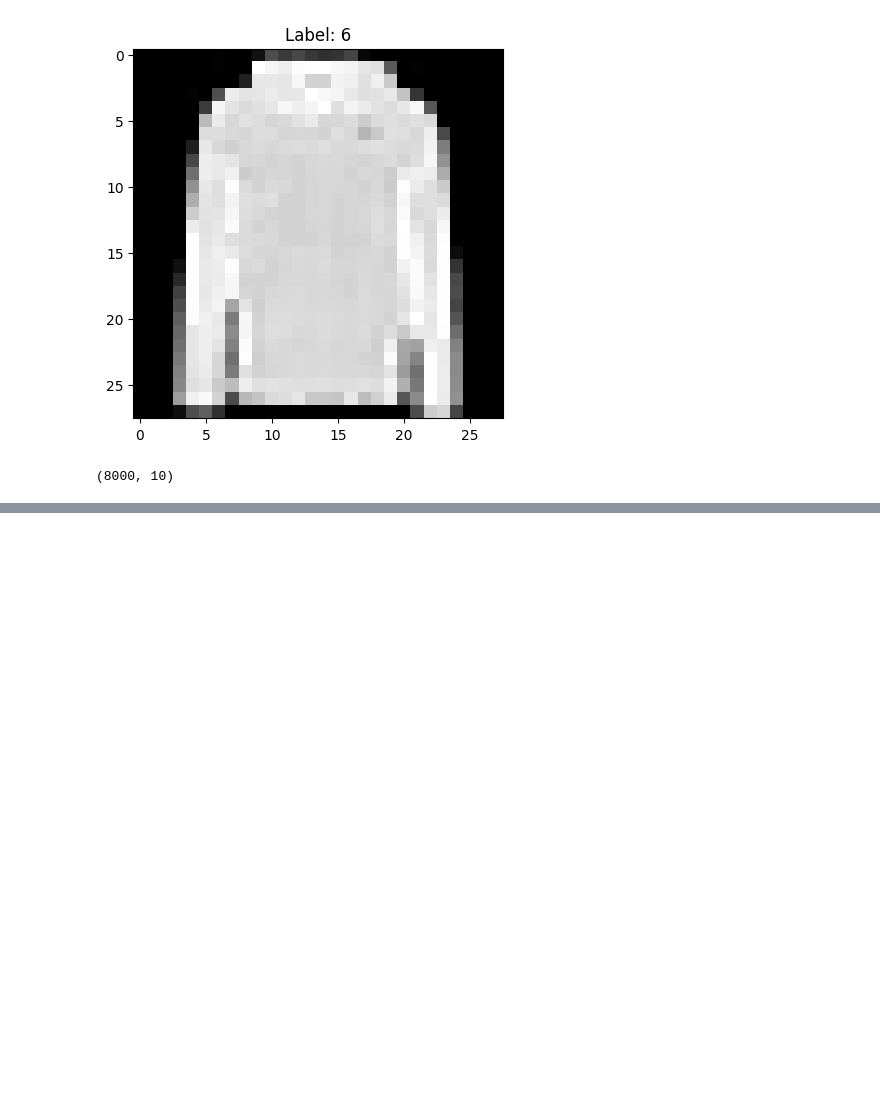
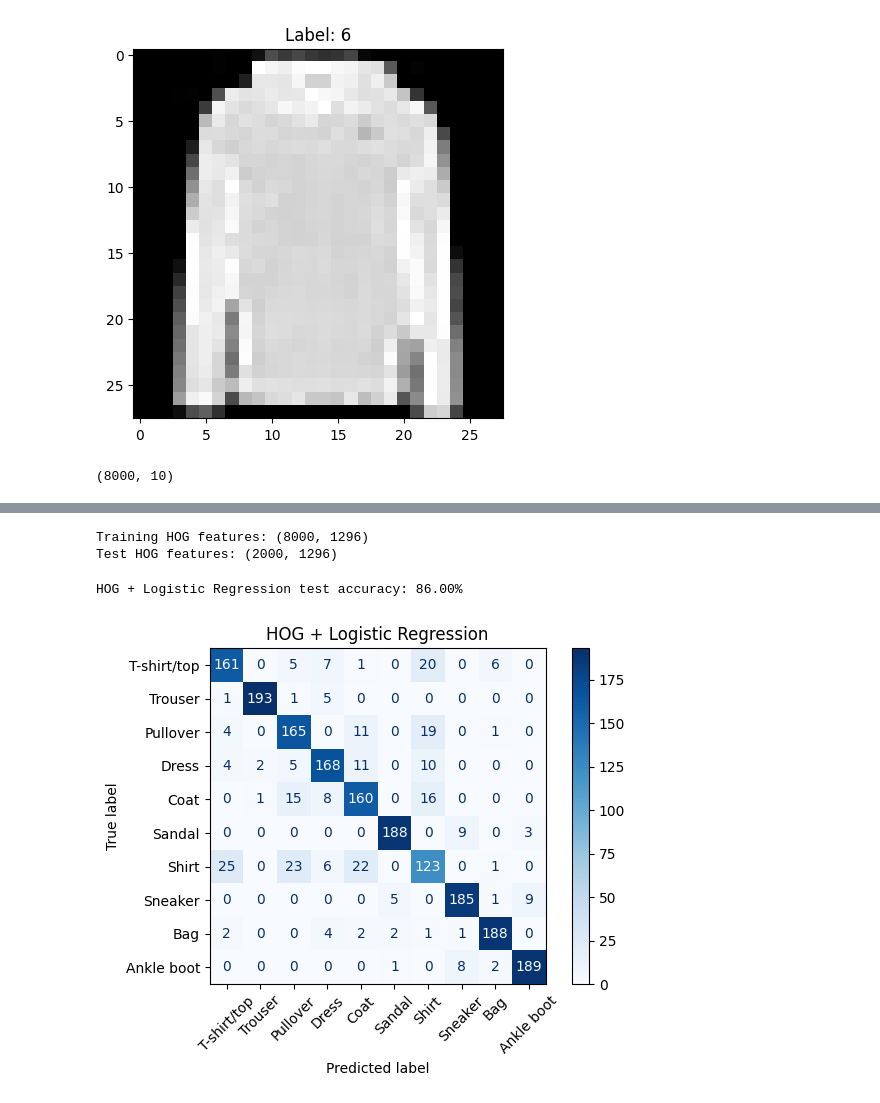
Before and after one commit to AnaDiazJ/egci463, a Jupyter notebook: Pattern_Midterm_Group9.ipynb, the cells around one changed output, grey strips where cells are left out. Drawn from its saved outputs; the diff is of its cells as text; code cells hidden in the pictures; blank space fills up the shorter version.

```diff
--- a/Pattern_Midterm_Group9.ipynb
+++ b/Pattern_Midterm_Group9.ipynb
@@ -666,0 +667,63 @@ plt.legend(); plt.title('Accuracy'); plt.show()
+# %%
+import numpy as np
+from skimage.feature import hog
+
+def extract_hog_features(images):
+    # Store one HOG descriptor (a list of numbers) per image.
+    features = []
+
+    # Process one clothing image at a time.
+    for image in images:
+        # Arrange the 784 pixel values into 28 rows and 28 columns.
+        image_2d = image.reshape(28, 28)
+
+        # Describe how brightness changes across the image.
+        descriptor = hog(
+            image_2d,
+            orientations=9,           # Group gradient directions into 9 bins.
+            pixels_per_cell=(4, 4),   # Measure local gradients in 4 × 4 pixel cells.
+            cells_per_block=(2, 2)    # Normalize groups of 2 × 2 neighboring cells.
+        )
+
+        # Save the descriptor for this image before moving to the next one.
+        features.append(descriptor)
+
+    # Combine the descriptors into a table with one row per image.
+    return np.stack(features)
+
+# Use the same HOG settings for the training and test images.
+X_train_hog = extract_hog_features(X_train)
+X_test_hog = extract_hog_features(X_test)
+
+# Check the dimensions: (number of images, number of features per image).
+print("Training HOG features:", X_train_hog.shape)  # Expected: (8000, 1296)
+print("Test HOG features:", X_test_hog.shape)       # Expected: (2000, 1296)
+# %% [output]
+Training HOG features: (8000, 1296)
+Test HOG features: (2000, 1296)
+# %%
+from sklearn.linear_model import LogisticRegression
+from sklearn.metrics import accuracy_score, ConfusionMatrixDisplay
+import matplotlib.pyplot as plt
+
+# Train logistic regression using the HOG features of the training images.
+hog_model = LogisticRegression(max_iter=2000)
+hog_model.fit(X_train_hog, y_train)
+
+# Predict the clothing class for each test image.
+y_pred_hog = hog_model.predict(X_test_hog)
+
+# Compare the predictions with the true labels.
+hog_accuracy = accuracy_score(y_test, y_pred_hog)
+print(f"HOG + Logistic Regression test accuracy: {hog_accuracy:.2%}")
+
+# Show which clothing classes the model confuses.
+ConfusionMatrixDisplay.from_predictions(
+    y_test, y_pred_hog, display_labels=labels, xticks_rotation=45, cmap="Blues"
+)
+plt.title("HOG + Logistic Regression")
+plt.tight_layout()
+plt.show()
+# %% [output]
+HOG + Logistic Regression test accuracy: 86.00%
+[figure, added]
```
Also changed, not shown: parts of 5 cells of this notebook.
